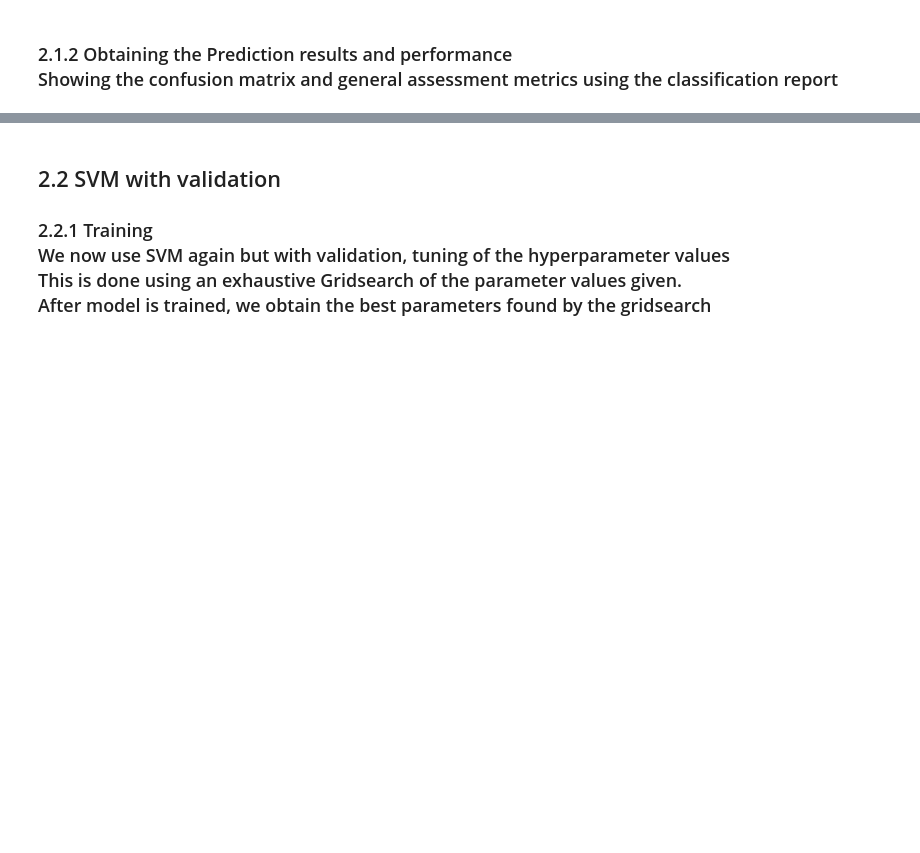
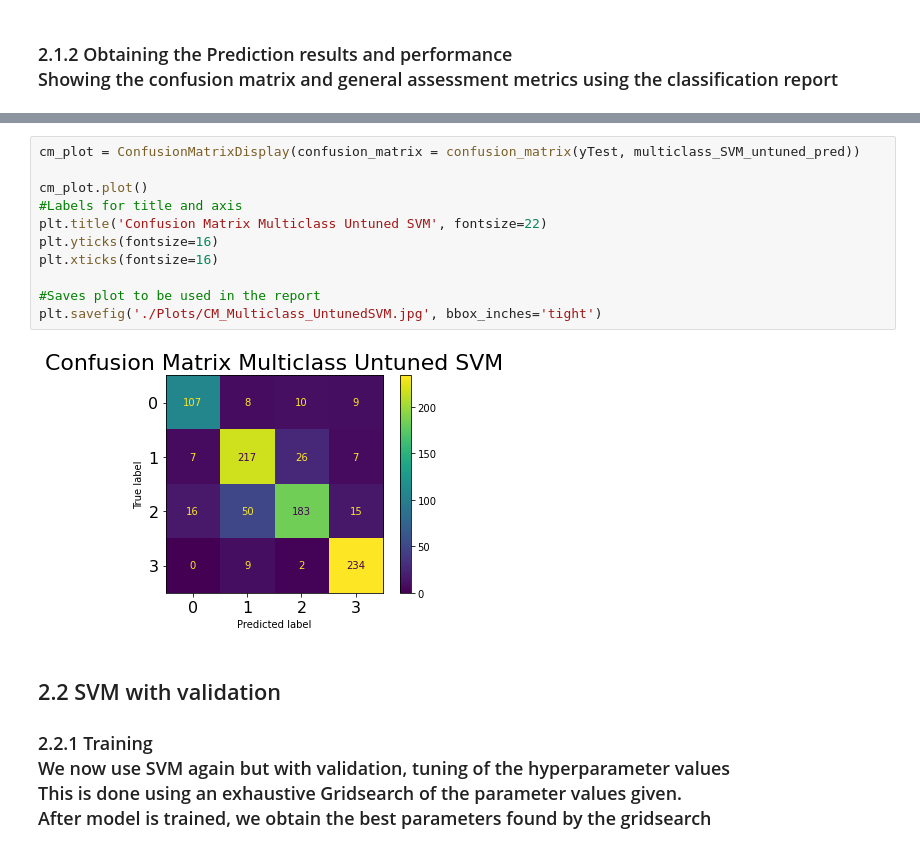
Before and after one commit to Trinity-Actual/AMLS_21-22_SN17081058, a Jupyter notebook: Multiclass-Task-SVM.ipynb, the cells around one changed output, grey strips where cells are left out. Drawn from its saved outputs; the diff is of its cells as text; blank space fills up the shorter version.

```diff
--- a/Multiclass-Task-SVM.ipynb
+++ b/Multiclass-Task-SVM.ipynb
@@ -141,4 +142,17 @@ The confusion matrix is:
  [  0   9   2 234]]
+# %%
+cm_plot = ConfusionMatrixDisplay(confusion_matrix = confusion_matrix(yTest, multiclass_SVM_untuned_pred))
+
+cm_plot.plot()
+#Labels for title and axis
+plt.title('Confusion Matrix Multiclass Untuned SVM', fontsize=22)
+plt.yticks(fontsize=16)
+plt.xticks(fontsize=16)
+
+#Saves plot to be used in the report
+plt.savefig('./Plots/CM_Multiclass_UntunedSVM.jpg', bbox_inches='tight')
+# %% [output]
+[figure, added]
 # %% [markdown]
 ## 2.2 SVM with validation
 
```
Also changed, not shown: parts of 11 cells of this notebook, 6 other files.
